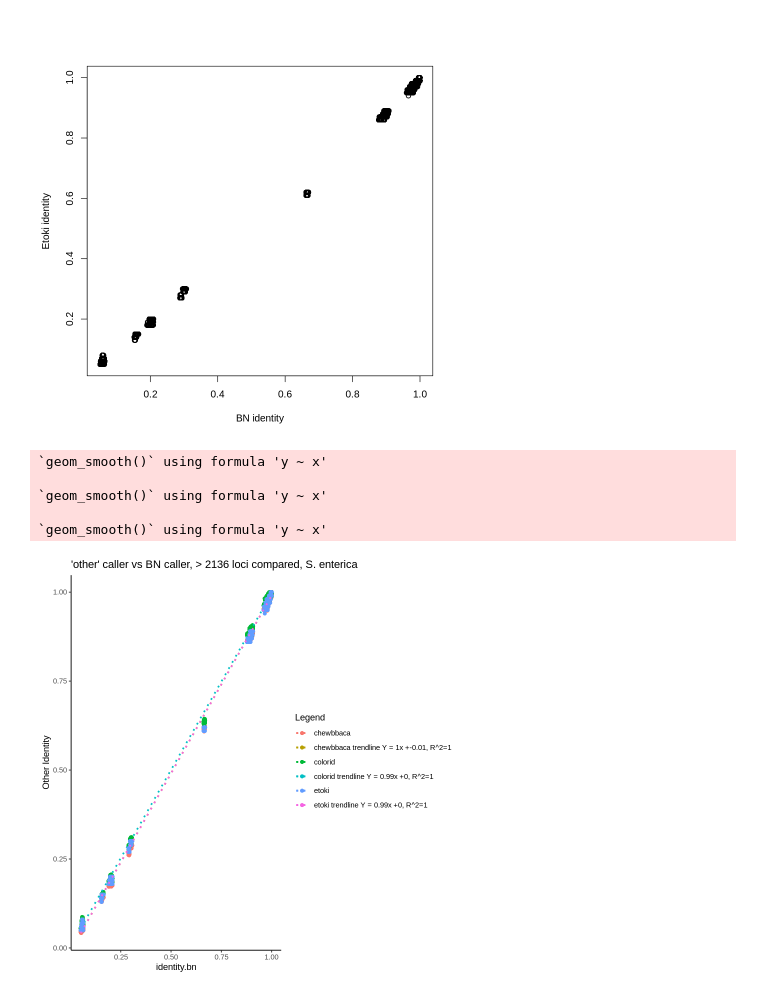
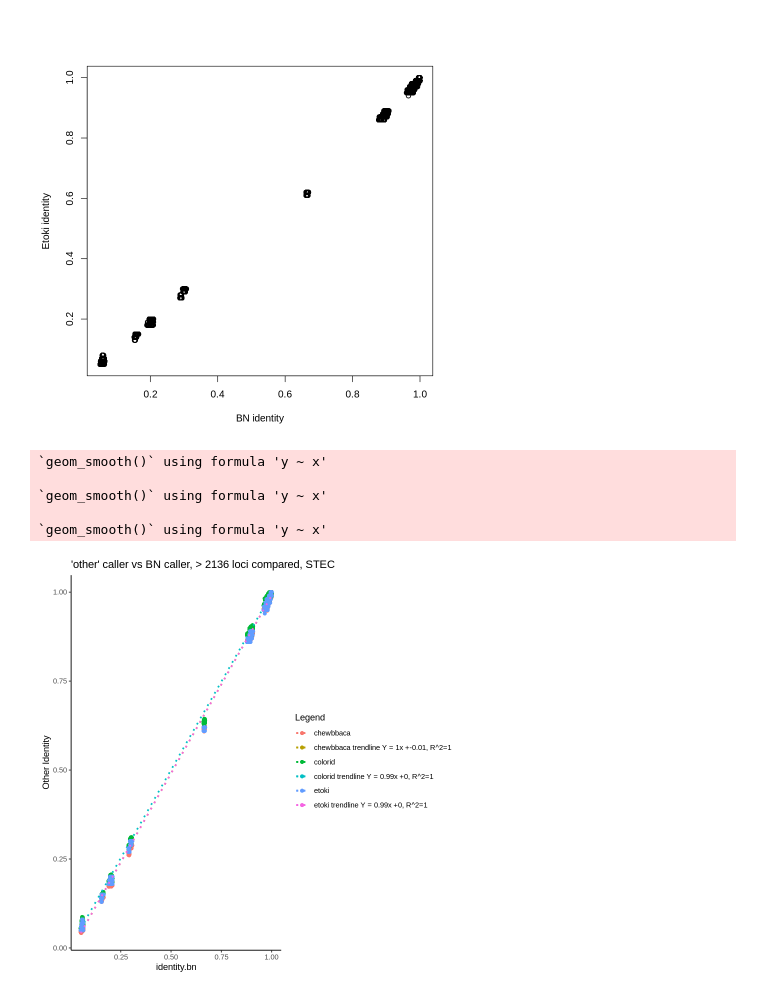
Before and after one commit to lskatz/cgMLST-comparison, a Jupyter notebook: stec/stec.ipynb, the cells around one changed output. Saved outputs shown, nothing was run; the diff lists cells and outputs as text; code cells hidden in the pictures.

Commit message:
fixed graph title

```diff
--- a/stec/stec.ipynb
+++ b/stec/stec.ipynb
@@ -137,32 +137,32 @@ rs_etoki  <- summary(lm_etoki)$r.squared
 cc_etoki  <- lm_etoki$coefficients
 eqn_etoki <- paste("Y = ", round(cc_etoki[-1],2), "x +", round(cc_etoki[1],2), ", R^2=",round(rs_etoki,2), sep="")
 
 lm_chewbbaca  <- lm(filtered$identity.chewbbaca ~ filtered$identity.bn)
 rs_chewbbaca  <- summary(lm_chewbbaca)$r.squared
 cc_chewbbaca  <- lm_chewbbaca$coefficients
 eqn_chewbbaca <- paste("Y = ", round(cc_chewbbaca[-1],2), "x +", round(cc_chewbbaca[1],2),", R^2=",round(rs_chewbbaca,2), sep="")
 
 lm_colorid  <- lm(filtered$identity.colorid ~ filtered$identity.bn)
 rs_colorid  <- summary(lm_colorid)$r.squared
 cc_colorid  <- lm_colorid$coefficients
 eqn_colorid <- paste("Y = ", round(cc_colorid[-1],2), "x +", round(cc_colorid[1],2),", R^2=",round(rs_colorid,2), sep="")
 
 ggplot(filtered, aes(x=identity.bn)) +
   theme_classic() +
   ggtitle(
-    paste("'other' caller vs BN caller, > ",floor(minLoci)," loci compared, S. enterica", sep="")
+    paste("'other' caller vs BN caller, > ",floor(minLoci)," loci compared, STEC", sep="")
   ) +
   geom_point(aes(y=identity.chewbbaca, color="chewbbaca")) +
   geom_smooth(data=filtered, aes(x=identity.bn, y=identity.chewbbaca, color=paste("chewbbaca trendline",eqn_chewbbaca)), method="lm", se=FALSE, linetype="dotted") +
   geom_point(aes(y=identity.colorid, color="colorid")) +
   geom_smooth(data=filtered, aes(x=identity.bn, y=identity.colorid, color=paste("colorid trendline",eqn_colorid)), method="lm", se=FALSE, linetype="dotted") +
   geom_point(aes(y=identity.etoki, color="etoki")) +
   geom_smooth(data=filtered, aes(x=identity.bn, y=identity.chewbbaca, color=paste("etoki trendline",eqn_etoki)), method="lm", se=FALSE, linetype="dotted") +
   labs(y = "Other Identity", color = "Legend")
 # %% [output]
 `geom_smooth()` using formula 'y ~ x'
 
 `geom_smooth()` using formula 'y ~ x'
 
 `geom_smooth()` using formula 'y ~ x'
-[figure, old version]
+[figure, new version]
```
Also changed, not shown: parts of 1 cell of this notebook.
